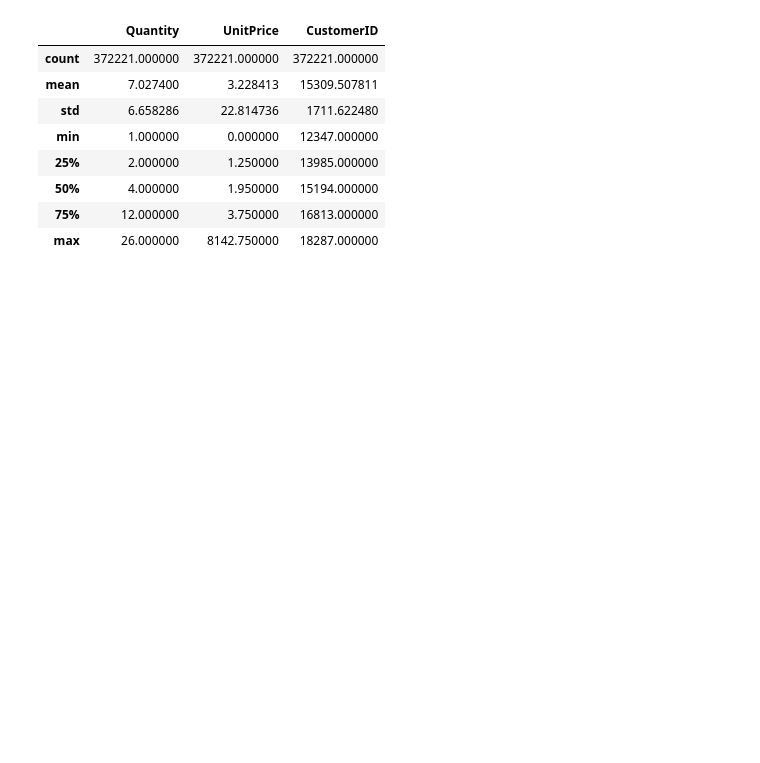
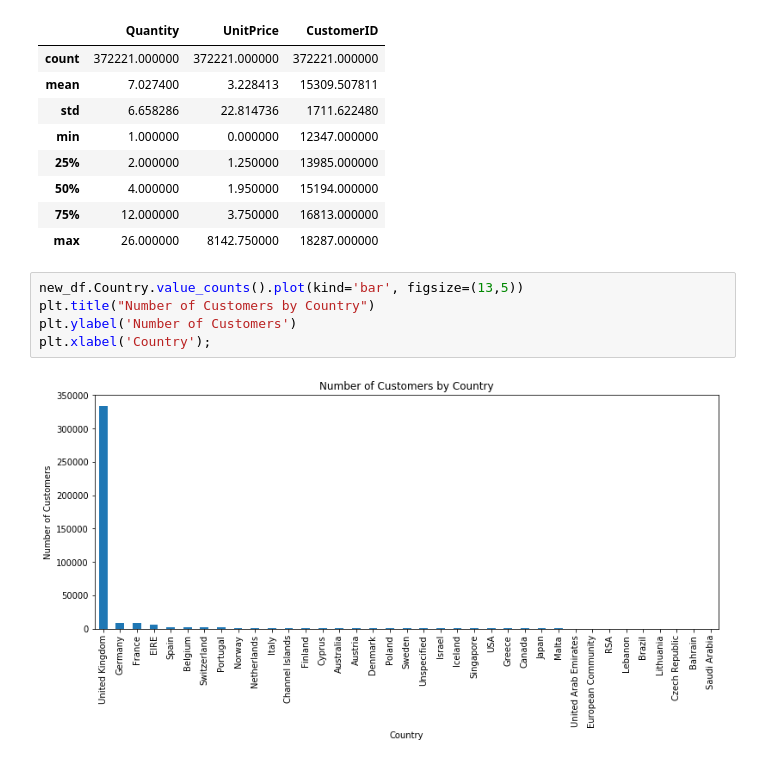
Before and after one commit to anugyaram/Online-Retail-Exploratory-Data-Analysis, a Jupyter notebook: Online-Retail-Exploratory-Data-Analysis.ipynb, the cells around one changed output. Drawn from its saved outputs; the diff is of its cells as text; blank space fills up the shorter version.

Commit message:
Visualization

```diff
--- a/Online-Retail-Exploratory-Data-Analysis.ipynb
+++ b/Online-Retail-Exploratory-Data-Analysis.ipynb
@@ -206,3 +208,10 @@ new_df.describe()
 | 50% | 4.000000 | 1.950000 | 15194.000000 |
 | 75% | 12.000000 | 3.750000 | 16813.000000 |
 | max | 26.000000 | 8142.750000 | 18287.000000 |
+# %%
+new_df.Country.value_counts().plot(kind='bar', figsize=(13,5))
+plt.title("Number of Customers by Country")
+plt.ylabel('Number of Customers')
+plt.xlabel('Country');
+# %% [output]
+[figure, added]
```
Also changed, not shown: parts of 4 cells of this notebook.
